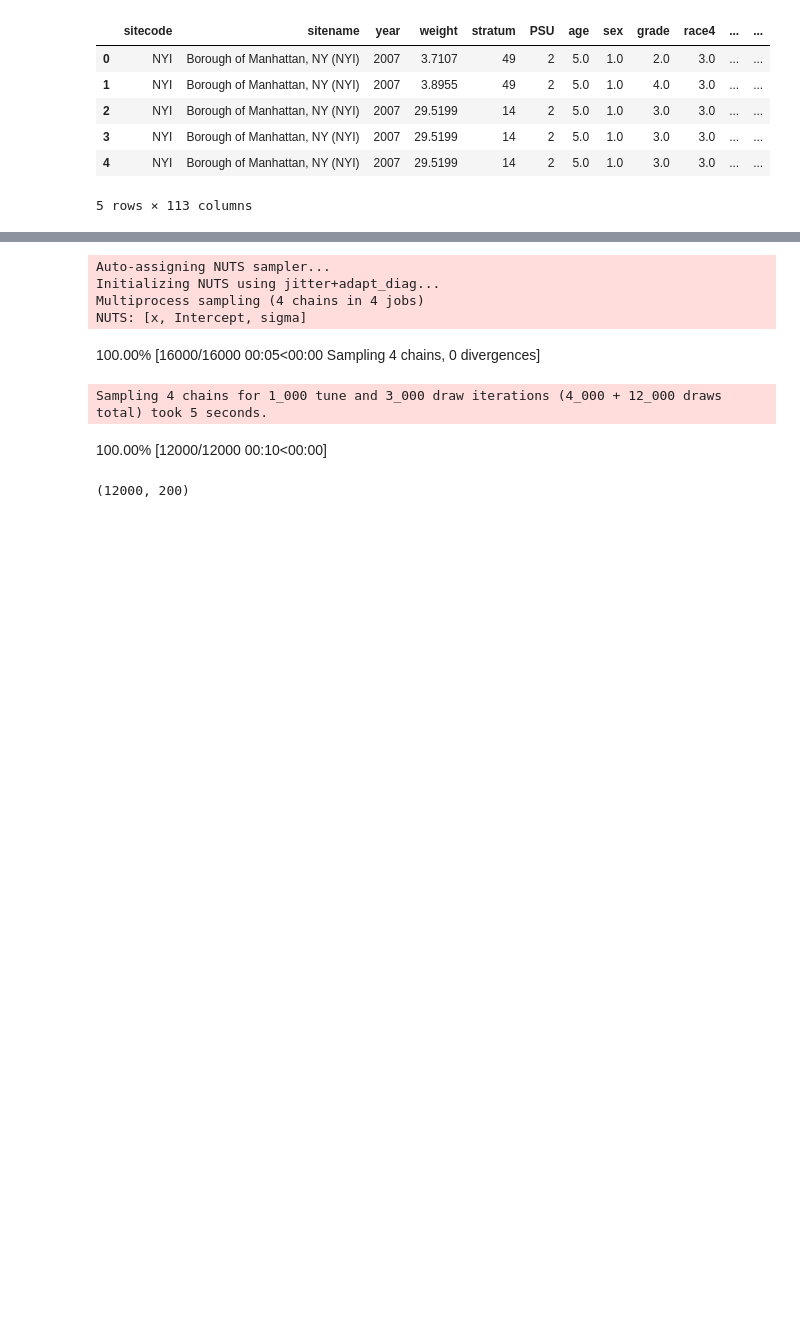
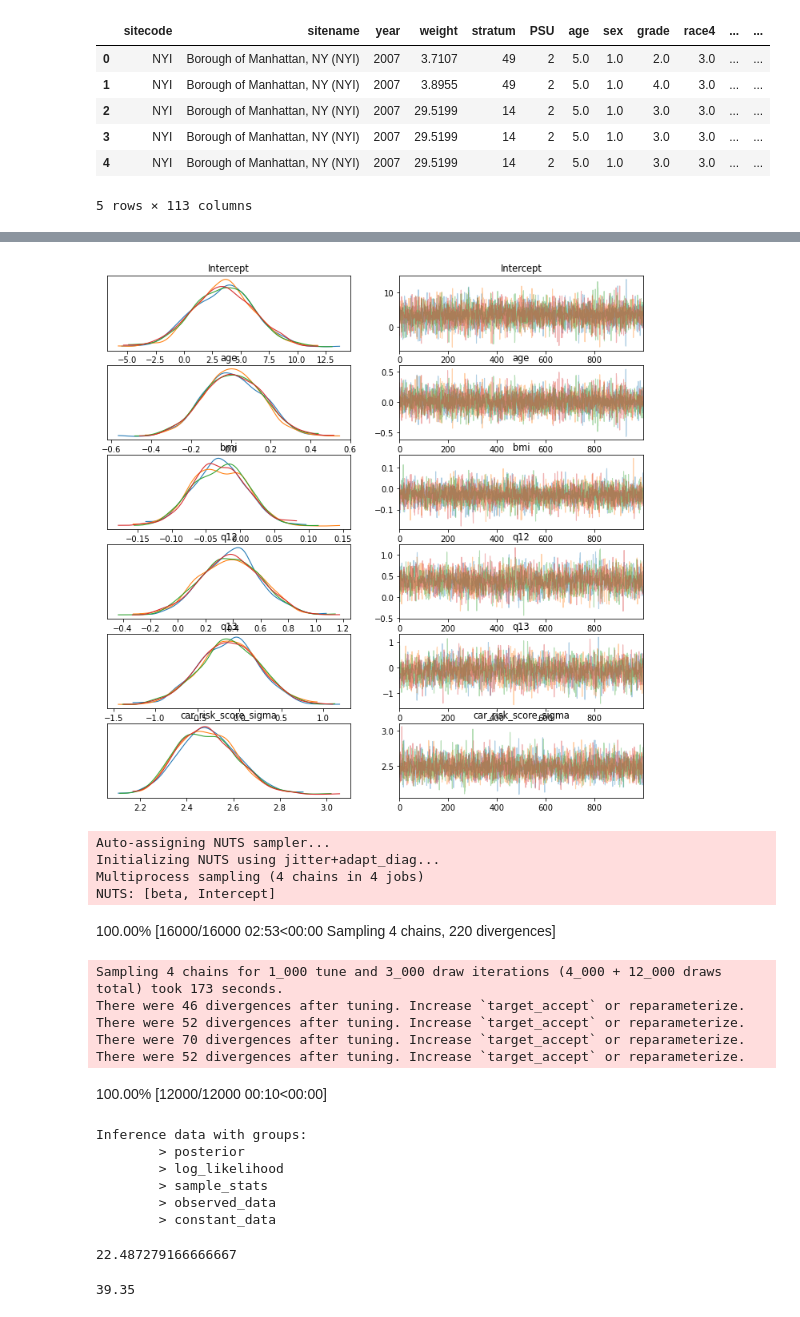
Before and after one commit to brodyee/STATS551_Project, a Jupyter notebook: eda/andrewsEDA.ipynb, the cells around one changed output, grey strips where cells are left out. Drawn from its saved outputs; the diff is of its cells as text; code cells hidden in the pictures; blank space fills up the shorter version.

```diff
--- a/eda/andrewsEDA.ipynb
+++ b/eda/andrewsEDA.ipynb
@@ -126,0 +169,4 @@ dat_2009.to_csv("../data/data_09.csv")
+# %%
+_ = az.plot_trace(results, compact=False)
+# %% [output]
+[figure, added]
@@ -142,13 +201,17 @@ with pm.Model() as model:  # model specifications in PyMC3 are wrapped in a with
     #pm.sample_posterior_predictive(trace, var_names=["x"])
 # %%
 with model:
-    trace = pm.sample(3000, return_inferencedata=True)
+    trace = pm.sample(3000, return_inferencedata=True, target_accept=0.9)
 # %% [output]
 Auto-assigning NUTS sampler...
 Initializing NUTS using jitter+adapt_diag...
 Multiprocess sampling (4 chains in 4 jobs)
-NUTS: [x, Intercept, sigma]
+NUTS: [beta, Intercept]
-100.00% [16000/16000 00:05<00:00 Sampling 4 chains, 0 divergences]
+100.00% [16000/16000 02:53<00:00 Sampling 4 chains, 220 divergences]
-Sampling 4 chains for 1_000 tune and 3_000 draw iterations (4_000 + 12_000 draws total) took 5 seconds.
+Sampling 4 chains for 1_000 tune and 3_000 draw iterations (4_000 + 12_000 draws total) took 173 seconds.
+There were 46 divergences after tuning. Increase `target_accept` or reparameterize.
+There were 52 divergences after tuning. Increase `target_accept` or reparameterize.
+There were 70 divergences after tuning. Increase `target_accept` or reparameterize.
+There were 52 divergences after tuning. Increase `target_accept` or reparameterize.
 # %%
 with model:
@@ -156,7 +219,21 @@ with model:
 # %% [output]
 100.00% [12000/12000 00:10<00:00]
-# %%
-ppc["y"].shape
-# %% [output]
-(12000, 200)
+# %%
+trace
+# %% [output]
+Inference data with groups:
+        > posterior
+        > log_likelihood
+        > sample_stats
+        > observed_data
+        > constant_data
+# %%
+y_pred = ppc["y"].ravel()
+(y_pred > 100).sum() / y_pred.shape[0] * 100
+# %% [output]
+22.487279166666667
+# %%
+(d["car_risk_score"] > 100).sum() / d.shape[0] * 100
+# %% [output]
+39.35
 # %%
```
Also changed, not shown: parts of 18 cells of this notebook, 4 other files.
